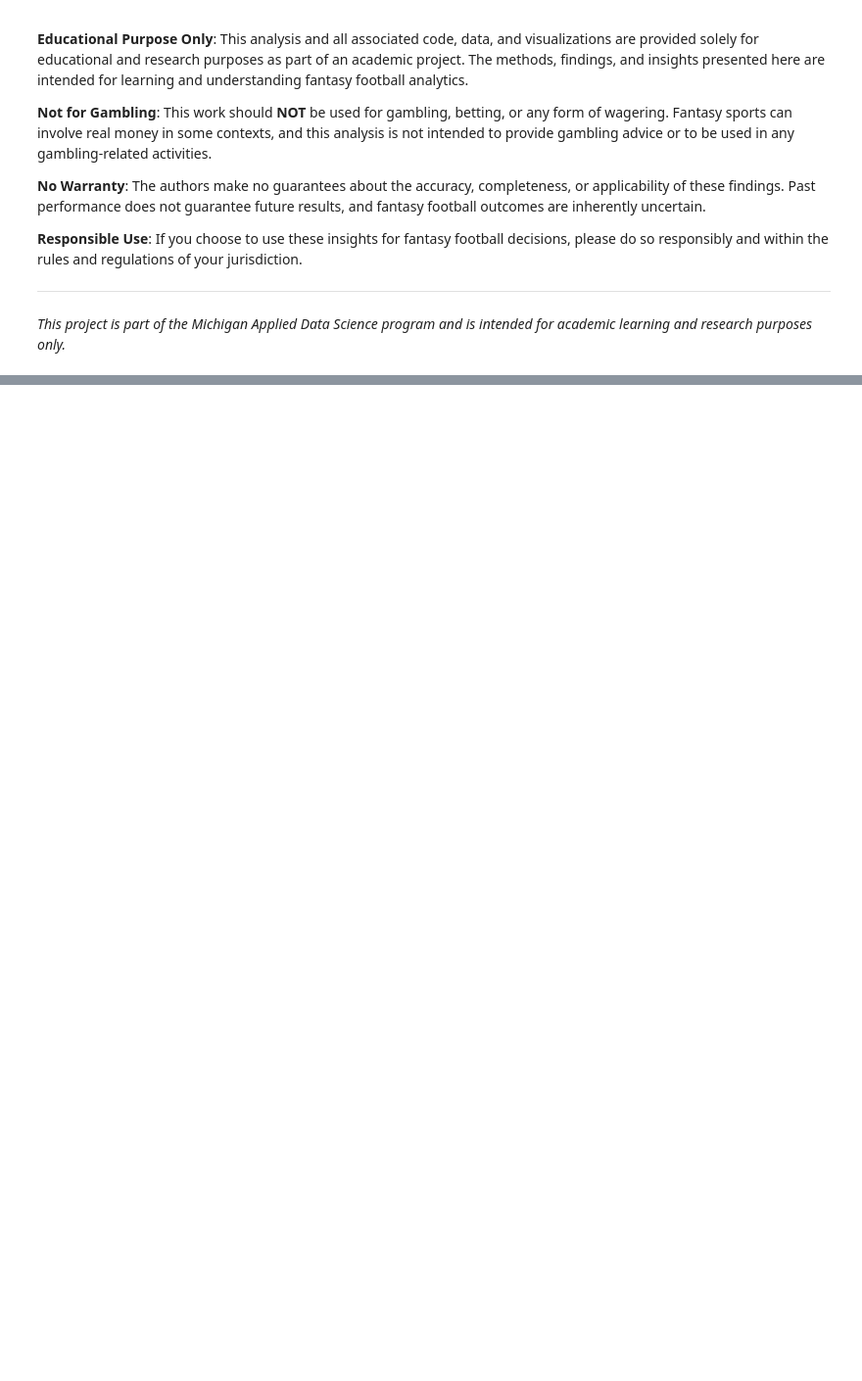
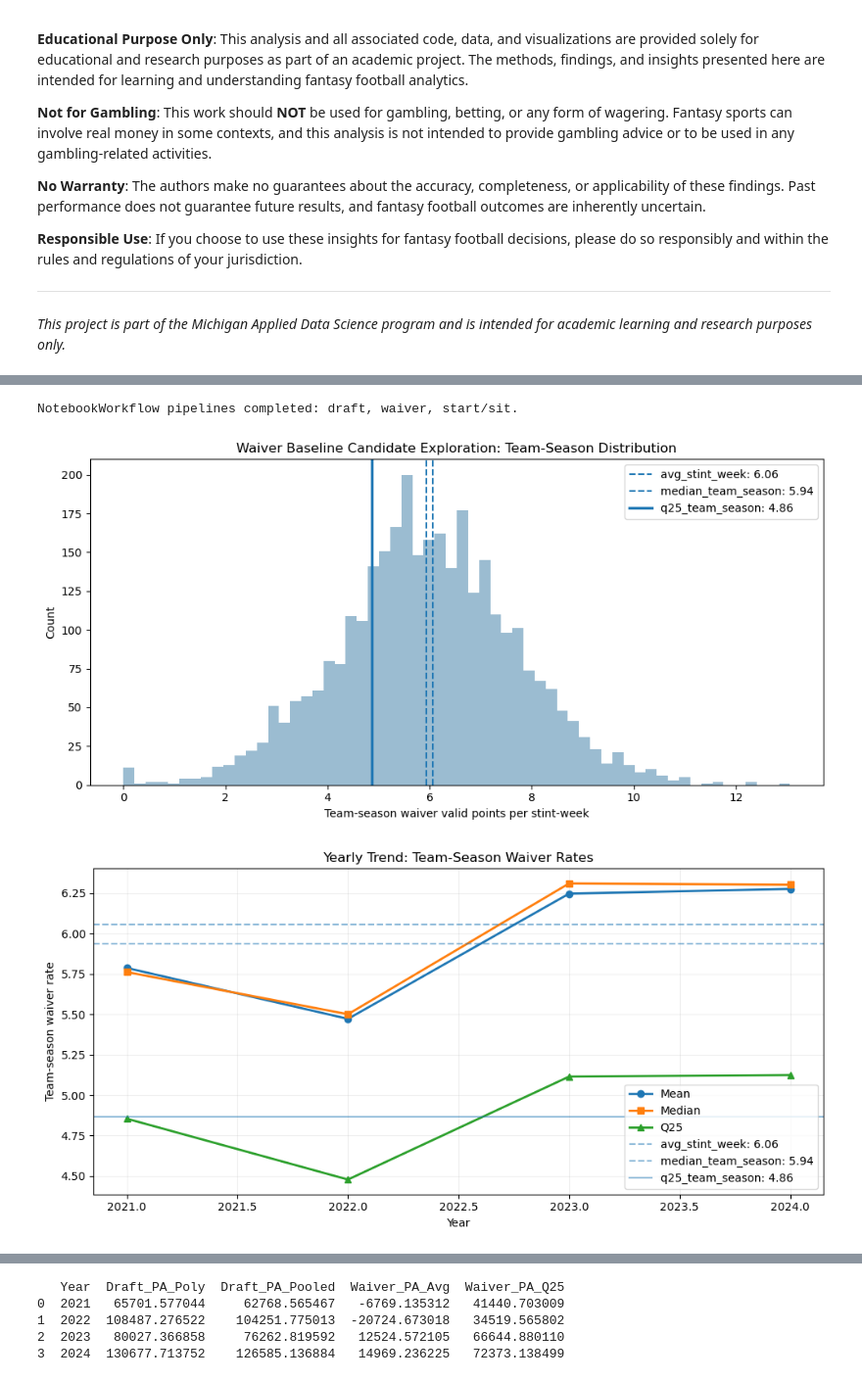
Before and after one commit to tmorgan251/fantasy_football, a Jupyter notebook: Fantasy_Football_Analysis.ipynb, the cells around one changed output, grey strips where cells are left out. Shown at 98% size. Cells and saved outputs as stored; diff of their text form; code cells hidden in the pictures; blank space fills up the shorter version.

Commit message:
Fixed Missing Charts
Fixed Missing Charts

```diff
--- a/Fantasy_Football_Analysis.ipynb
+++ b/Fantasy_Football_Analysis.ipynb
@@ -1092,0 +1094,34 @@ analyzer.plot_cumulative_draft_waiver_startsit(
+# %%
+# One-line workflow calls for draft + waiver + start/sit blocks
+wf = NotebookWorkflow(
+    raw_base="data/raw/espn",
+    out_dir="data/preprocessed",
+    years=range(2021, 2025),
+    verbose=False,
+)
+
+wf.block_draft_pipeline()
+wf.block_waiver_pipeline()
+wf.block_startsit()
+
+print("NotebookWorkflow pipelines completed: draft, waiver, start/sit.")
+# %% [output]
+NotebookWorkflow pipelines completed: draft, waiver, start/sit.
+# %%
+# Plot wrappers for waiver/draft outputs
+wf.plot_waiver_baseline_exploration(waiver_baseline_name="q25_team_season")
+
+wf.plot_cumulative_draft_waiver(
+    waiver_baseline_name="q25_team_season",
+    draft_points_col="Points_Added_Poly",
+    manual_draft_only=True,
+    season_end_week=17,
+    ignore_weeks={15},
+    agg_mode="mean_per_team_season",
+)
+
+yearly_totals_wf = wf.plot_yearly_draft_waiver_totals(manual_draft_only=True)
+print(yearly_totals_wf)
+# %% [output]
+[figure, added]
+[figure, added]
@@ -1092,0 +1130,5 @@ analyzer.plot_cumulative_draft_waiver_startsit(
+   Year  Draft_PA_Poly  Draft_PA_Pooled  Waiver_PA_Avg  Waiver_PA_Q25
+0  2021   65701.577044     62768.565467   -6769.135312   41440.703009
+1  2022  108487.276522    104251.775013  -20724.673018   34519.565802
+2  2023   80027.366858     76262.819592   12524.572105   66644.880110
+3  2024  130677.713752    126585.136884   14969.236225   72373.138499
```
Also changed, not shown: parts of 19 cells of this notebook, 8 other files.
